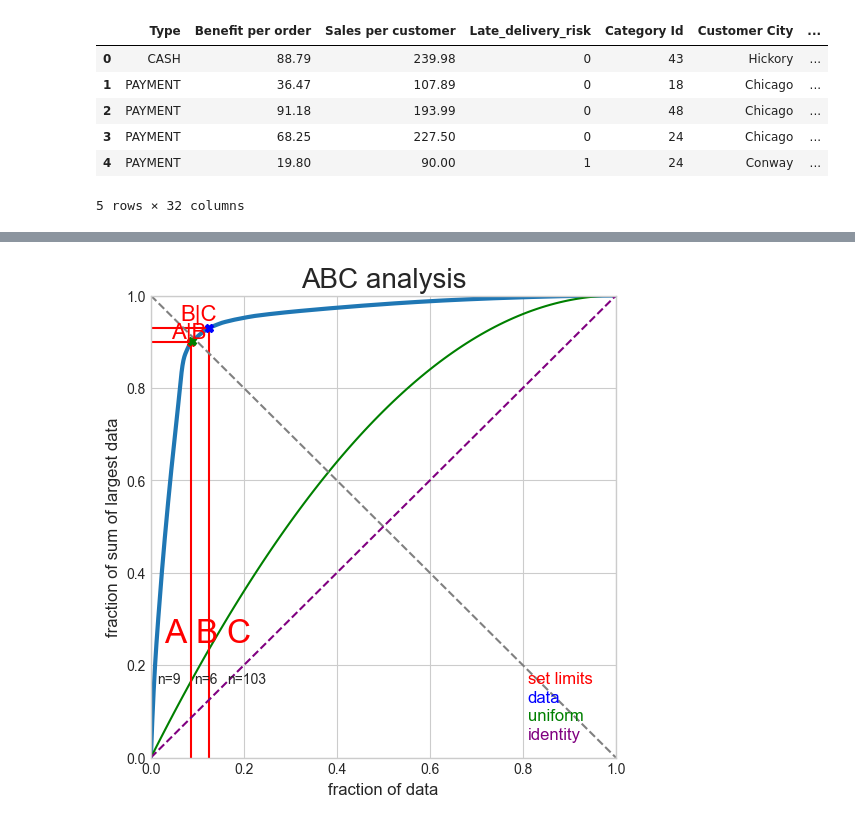
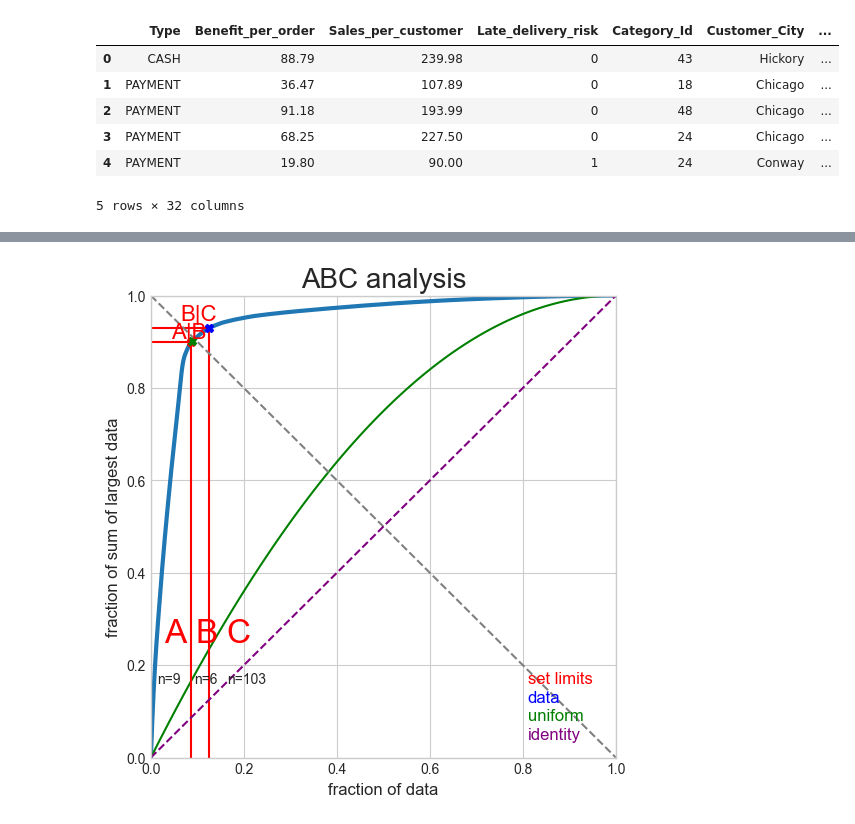
Before and after one commit to miladziekanowska/supply-chain-analysis, a Jupyter notebook: ABC_analysis.ipynb, the cells around one changed output, grey strips where cells are left out. Cells and saved outputs as stored; diff of their text form; code cells hidden in the pictures.

```diff
--- a/ABC_analysis.ipynb
+++ b/ABC_analysis.ipynb
@@ -5,12 +6,8 @@ import numpy as np
 # %%
 df = pd.read_parquet('data/SupplyChainDataset_cleaned.parquet')
-df['Order time'] = df['Order date'].dt.time
-df['Shipping time'] = df['Shipping date'].dt.time
-df['Shipping date'] = df['Shipping date'].dt.date
-df['Order date'] = df['Order date'].dt.date
 df.head()
 # %% [output]
-|  | Type | Benefit per order | Sales per customer | Late_delivery_risk | Category Id | Customer City | ... |
+|  | Type | Benefit_per_order | Sales_per_customer | Late_delivery_risk | Category_Id | Customer_City | ... |
 | 0 | CASH | 88.79 | 239.98 | 0 | 43 | Hickory | ... |
 | 1 | PAYMENT | 36.47 | 107.89 | 0 | 18 | Chicago | ... |
 | 2 | PAYMENT | 91.18 | 193.99 | 0 | 48 | Chicago | ... |
```
Also changed, not shown: parts of 3 cells of this notebook, 6 other files.
